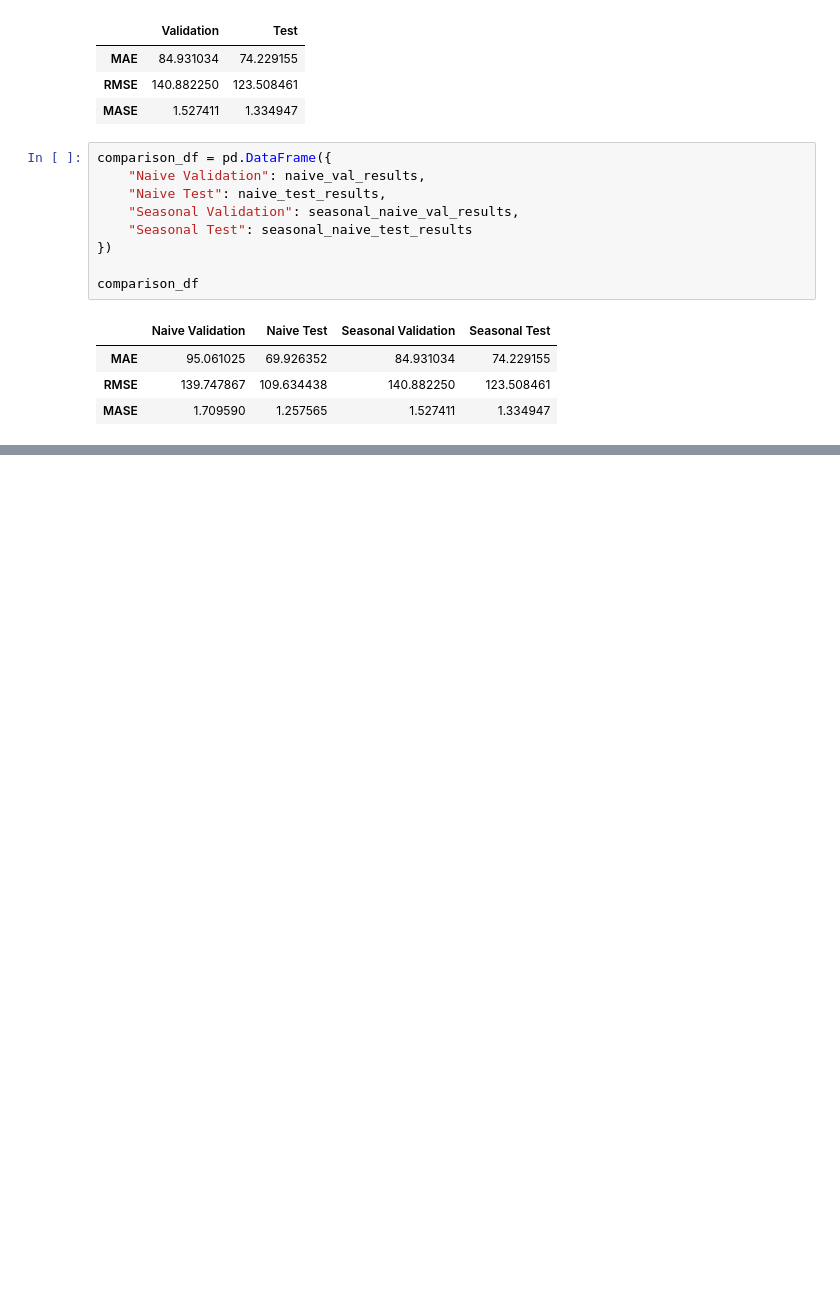
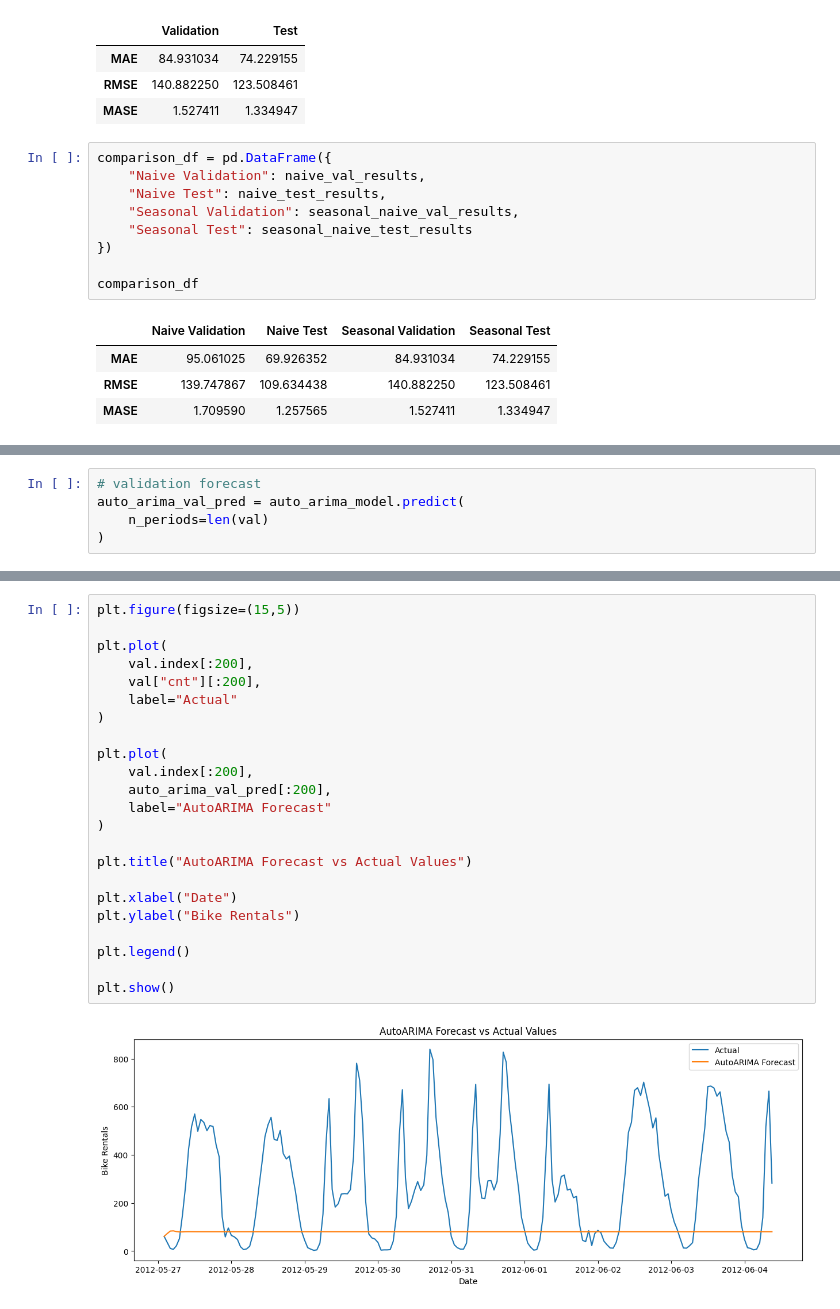
Before and after one commit to Kat-Pelka/RR_project, a Jupyter notebook: notebooks/02_baseline_models.ipynb, the cells around one changed output, grey strips where cells are left out. Saved outputs shown, nothing was run; the diff lists cells and outputs as text; blank space fills up the shorter version.

Commit message:
Add AutoARIMA forecasting baseline

```diff
--- a/notebooks/02_baseline_models.ipynb
+++ b/notebooks/02_baseline_models.ipynb
@@ -353,0 +482,5 @@ conclusions.
+# %%
+# validation forecast
+auto_arima_val_pred = auto_arima_model.predict(
+    n_periods=len(val)
+)
@@ -353,0 +500,25 @@ conclusions.
+# %%
+plt.figure(figsize=(15,5))
+
+plt.plot(
+    val.index[:200],
+    val["cnt"][:200],
+    label="Actual"
+)
+
+plt.plot(
+    val.index[:200],
+    auto_arima_val_pred[:200],
+    label="AutoARIMA Forecast"
+)
+
+plt.title("AutoARIMA Forecast vs Actual Values")
+
+plt.xlabel("Date")
+plt.ylabel("Bike Rentals")
+
+plt.legend()
+
+plt.show()
+# %% [output]
+[figure, added]
```
Also changed, not shown: parts of 30 cells of this notebook.
